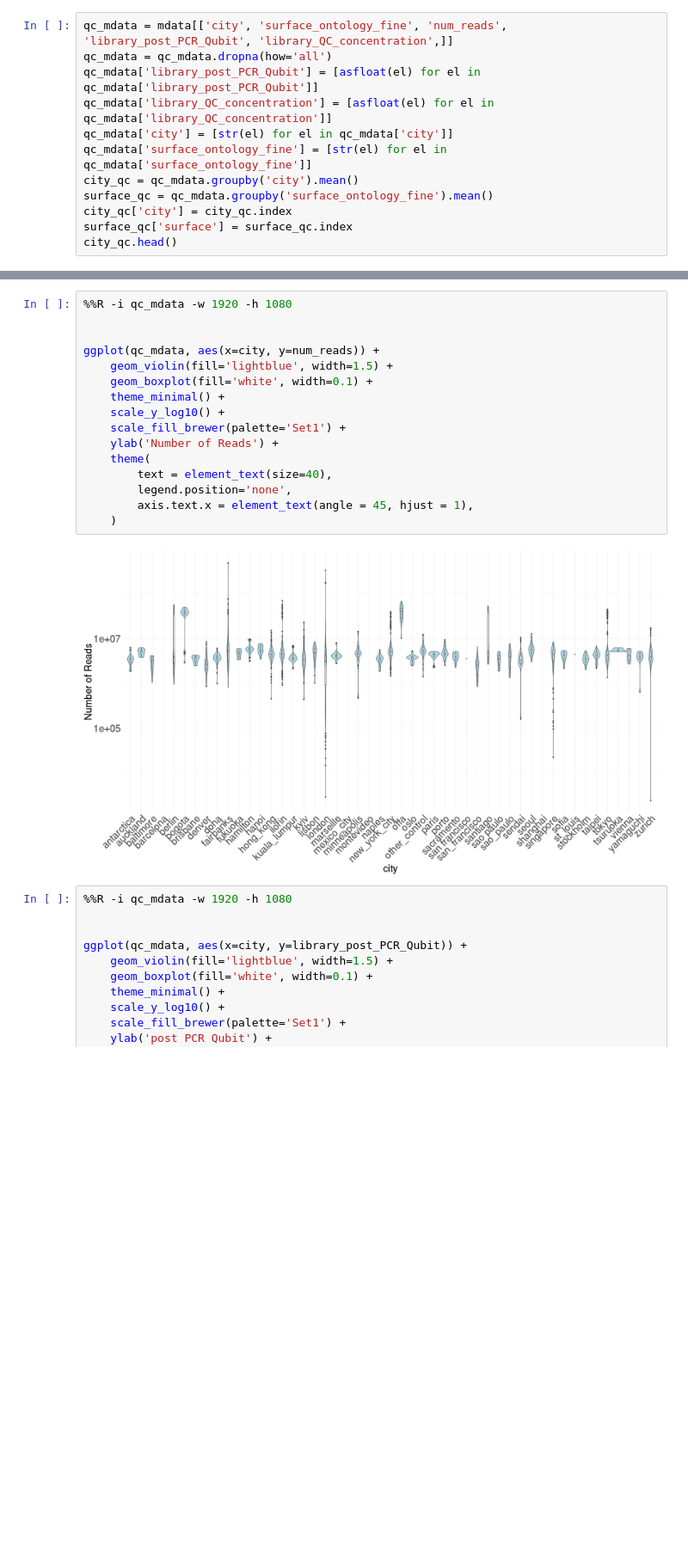
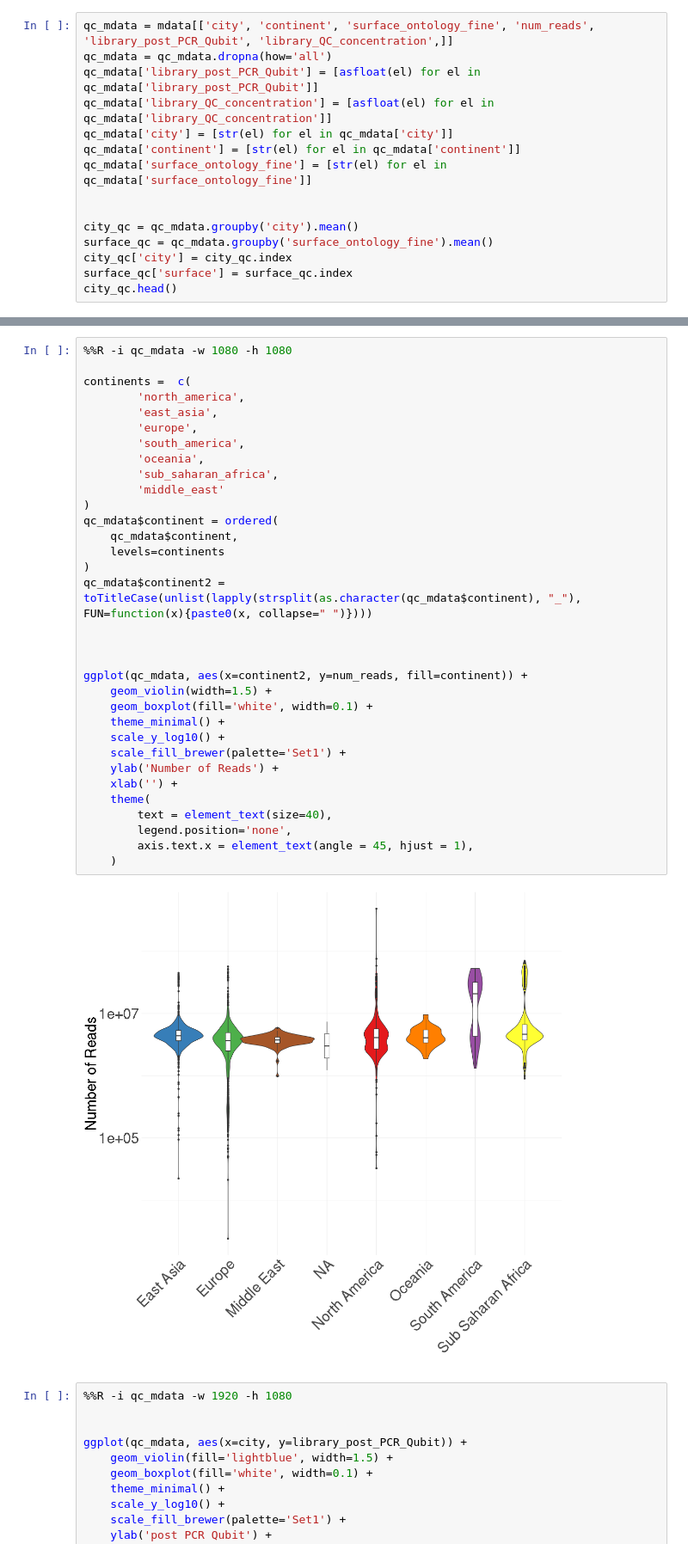
Before and after one commit to MetaSUB/main_paper_figures, a Jupyter notebook: quality_control/Sequencing_qc.ipynb, the cells around one changed output, grey strips where cells are left out. Shown at 86% size. Drawn from its saved outputs; the diff is of its cells as text; blank space fills up the shorter version.

Commit message:
chore: updated with version of figures in Cell

```diff
--- a/quality_control/Sequencing_qc.ipynb
+++ b/quality_control/Sequencing_qc.ipynb
@@ -280,12 +279,15 @@ ggplot(qc_mdata, aes(x=library_post_PCR_Qubit, y=library_QC_concentration, color
 # %% [output]
 [figure]
 # %%
-qc_mdata = mdata[['city', 'surface_ontology_fine', 'num_reads', 'library_post_PCR_Qubit', 'library_QC_concentration',]]
+qc_mdata = mdata[['city', 'continent', 'surface_ontology_fine', 'num_reads', 'library_post_PCR_Qubit', 'library_QC_concentration',]]
 qc_mdata = qc_mdata.dropna(how='all')
 qc_mdata['library_post_PCR_Qubit'] = [asfloat(el) for el in qc_mdata['library_post_PCR_Qubit']]
 qc_mdata['library_QC_concentration'] = [asfloat(el) for el in qc_mdata['library_QC_concentration']]
 qc_mdata['city'] = [str(el) for el in qc_mdata['city']]
+qc_mdata['continent'] = [str(el) for el in qc_mdata['continent']]
 qc_mdata['surface_ontology_fine'] = [str(el) for el in qc_mdata['surface_ontology_fine']]
+
+
 city_qc = qc_mdata.groupby('city').mean()
 surface_qc = qc_mdata.groupby('surface_ontology_fine').mean()
 city_qc['city'] = city_qc.index
@@ -301,22 +303,39 @@ city_qc.head()
 | berlin | 1.339581e+07 | 11.779636 | 1.286727 | berlin |
 # %%
-%%R -i qc_mdata -w 1920 -h 1080
+%%R -i qc_mdata -w 1080 -h 1080
+
+continents =  c(
+        'north_america',
+        'east_asia',
+        'europe',
+        'south_america',
+        'oceania',
+        'sub_saharan_africa',
+        'middle_east'
+)
+qc_mdata$continent = ordered(
+    qc_mdata$continent,
+    levels=continents
+)
+qc_mdata$continent2 = toTitleCase(unlist(lapply(strsplit(as.character(qc_mdata$continent), "_"), FUN=function(x){paste0(x, collapse=" ")})))
 
 
-ggplot(qc_mdata, aes(x=city, y=num_reads)) +
-    geom_violin(fill='lightblue', width=1.5) +
+
+ggplot(qc_mdata, aes(x=continent2, y=num_reads, fill=continent)) +
+    geom_violin(width=1.5) +
     geom_boxplot(fill='white', width=0.1) +
     theme_minimal() +
     scale_y_log10() +
     scale_fill_brewer(palette='Set1') +
     ylab('Number of Reads') +
+    xlab('') +
     theme(
         text = element_text(size=40),
         legend.position='none',
         axis.text.x = element_text(angle = 45, hjust = 1),
     )
 # %% [output]
-[figure, old version]
+[figure, new version]
 # %%
 %%R -i qc_mdata -w 1920 -h 1080
 
```
Also changed, not shown: parts of 8 cells of this notebook, 40 other files.
